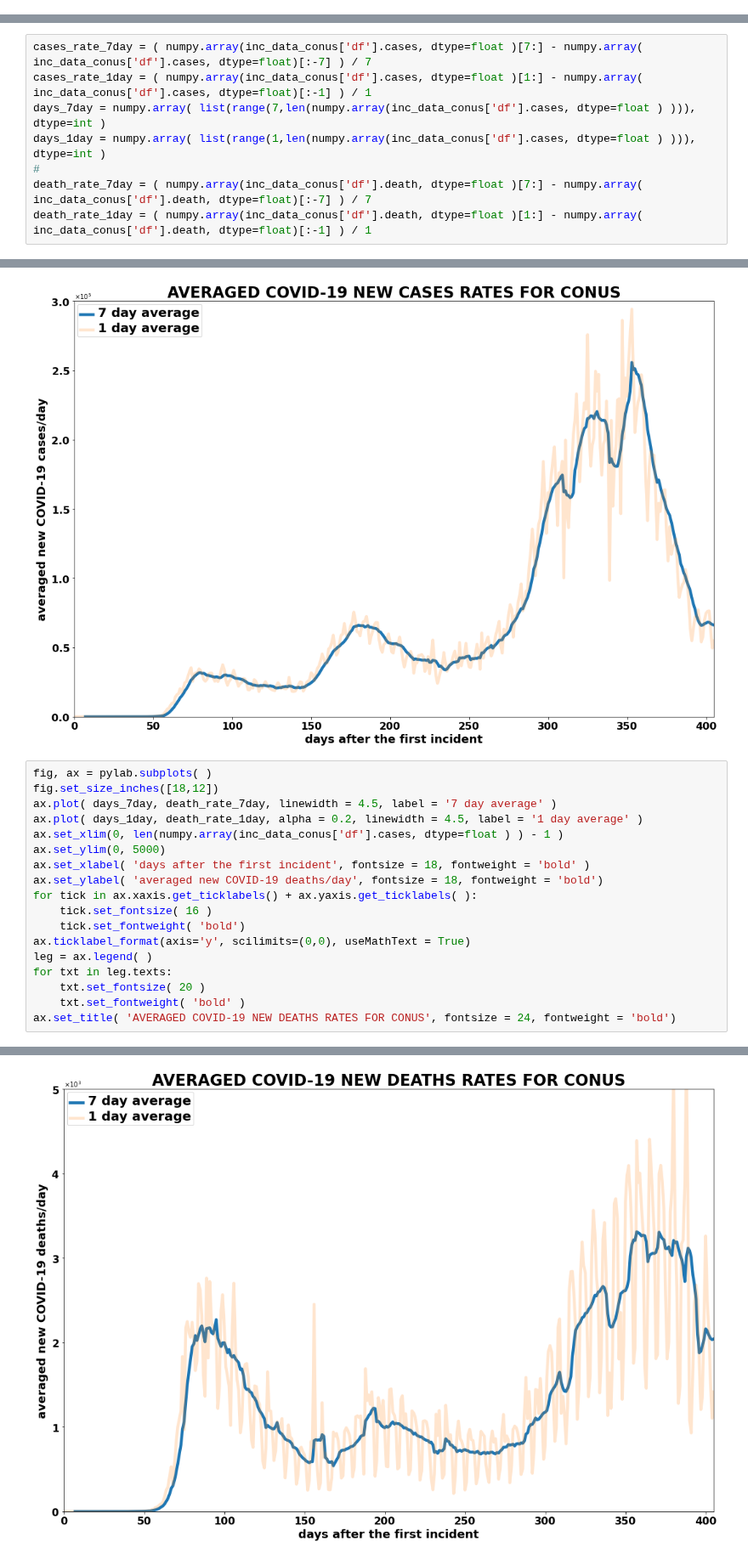
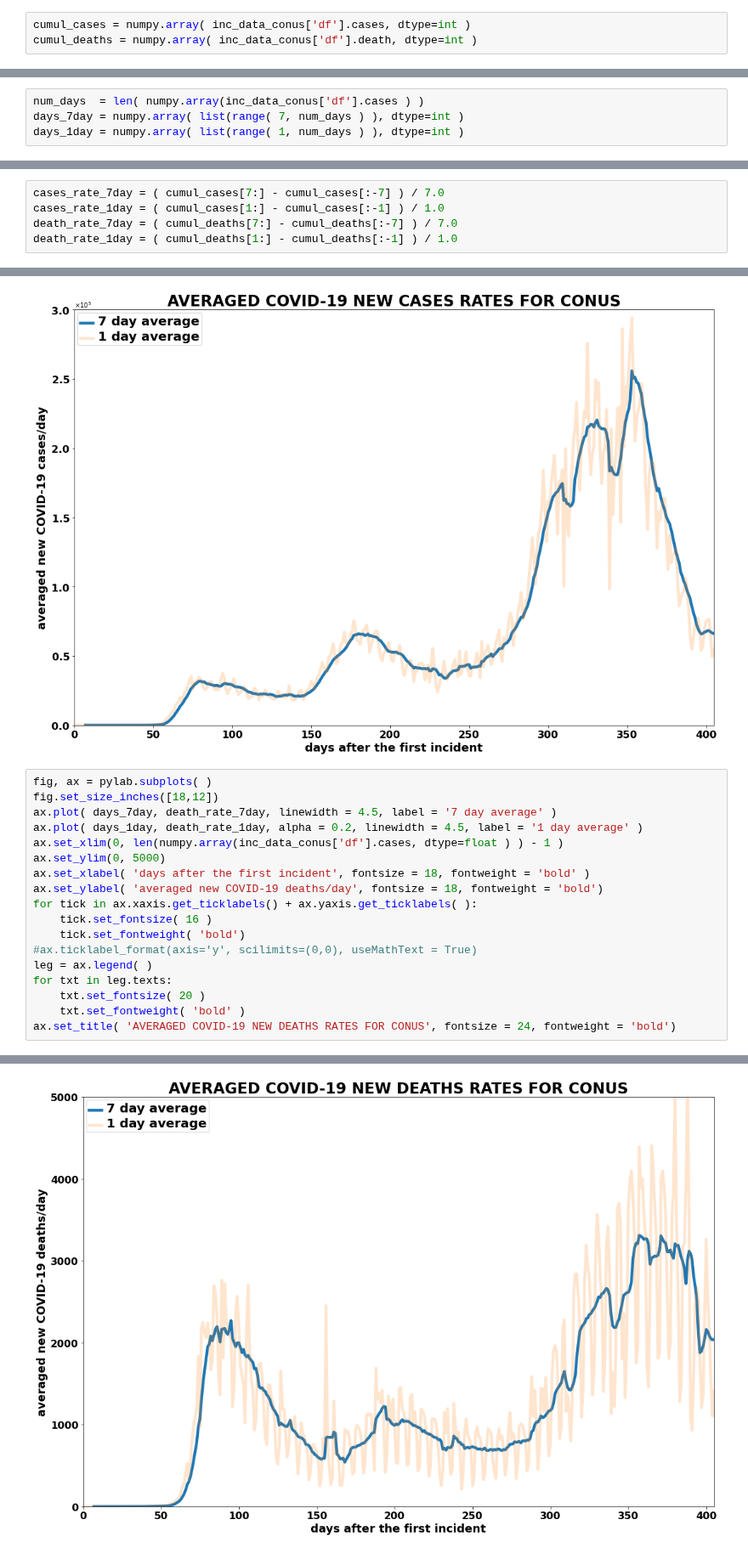
Before and after one commit to tanimislam/covid19_stats, a Jupyter notebook: testing/visualize MSA.ipynb, the cells around one changed output, grey strips where cells are left out. Shown at 85% size. Drawn from its saved outputs; the diff is of its cells as text.

Commit message:
made clearer demonstration of CONUS COVID-19 7-day average case and death rates.

```diff
--- a/testing/visualize MSA.ipynb
+++ b/testing/visualize MSA.ipynb
@@ -31,0 +34,3 @@ inc_data_conus = pickle.load( gzip.open( 'data_conus_LATEST.pkl.gz', 'rb'))
+# %%
+cumul_cases = numpy.array( inc_data_conus['df'].cases, dtype=int )
+cumul_deaths = numpy.array( inc_data_conus['df'].death, dtype=int )
@@ -32,13 +39,14 @@ inc_data_conus = pickle.load( gzip.open( 'data_conus_LATEST.pkl.gz', 'rb'))
+# %%
+num_days  = len( numpy.array(inc_data_conus['df'].cases ) )
+days_7day = numpy.array( list(range( 7, num_days ) ), dtype=int )
+days_1day = numpy.array( list(range( 1, num_days ) ), dtype=int )
 # %% [markdown]
 Here are the 7 day and 1 day COVID-19 case and death rates for the `CONUS`
-# %%
-cases_rate_7day = ( numpy.array(inc_data_conus['df'].cases, dtype=float )[7:] - numpy.array( inc_data_conus['df'].cases, dtype=float)[:-7] ) / 7
-cases_rate_1day = ( numpy.array(inc_data_conus['df'].cases, dtype=float )[1:] - numpy.array( inc_data_conus['df'].cases, dtype=float)[:-1] ) / 1
-days_7day = numpy.array( list(range(7,len(numpy.array(inc_data_conus['df'].cases, dtype=float ) ))), dtype=int )
-days_1day = numpy.array( list(range(1,len(numpy.array(inc_data_conus['df'].cases, dtype=float ) ))), dtype=int )
-#
-death_rate_7day = ( numpy.array(inc_data_conus['df'].death, dtype=float )[7:] - numpy.array( inc_data_conus['df'].death, dtype=float)[:-7] ) / 7
-death_rate_1day = ( numpy.array(inc_data_conus['df'].death, dtype=float )[1:] - numpy.array( inc_data_conus['df'].death, dtype=float)[:-1] ) / 1
+# %%
+cases_rate_7day = ( cumul_cases[7:] - cumul_cases[:-7] ) / 7.0
+cases_rate_1day = ( cumul_cases[1:] - cumul_cases[:-1] ) / 1.0
+death_rate_7day = ( cumul_deaths[7:] - cumul_deaths[:-7] ) / 7.0
+death_rate_1day = ( cumul_deaths[1:] - cumul_deaths[:-1] ) / 1.0
 # %% [markdown]
 Plot of the 7 day and 1 day averaged new COVID-19 case rate for the `CONUS`.
 # %%
@@ -67,21 +75,21 @@ Text(0.5, 1.0, 'AVERAGED COVID-19 NEW CASES RATES FOR CONUS')
 # %%
 fig, ax = pylab.subplots( )
 fig.set_size_inches([18,12])
 ax.plot( days_7day, death_rate_7day, linewidth = 4.5, label = '7 day average' )
 ax.plot( days_1day, death_rate_1day, alpha = 0.2, linewidth = 4.5, label = '1 day average' )
 ax.set_xlim(0, len(numpy.array(inc_data_conus['df'].cases, dtype=float ) ) - 1 )
 ax.set_ylim(0, 5000)
 ax.set_xlabel( 'days after the first incident', fontsize = 18, fontweight = 'bold' )
 ax.set_ylabel( 'averaged new COVID-19 deaths/day', fontsize = 18, fontweight = 'bold')
 for tick in ax.xaxis.get_ticklabels() + ax.yaxis.get_ticklabels( ):
     tick.set_fontsize( 16 )
     tick.set_fontweight( 'bold')
-ax.ticklabel_format(axis='y', scilimits=(0,0), useMathText = True)
+#ax.ticklabel_format(axis='y', scilimits=(0,0), useMathText = True)
 leg = ax.legend( )
 for txt in leg.texts:
     txt.set_fontsize( 20 )
     txt.set_fontweight( 'bold' )
 ax.set_title( 'AVERAGED COVID-19 NEW DEATHS RATES FOR CONUS', fontsize = 24, fontweight = 'bold')
 # %% [output]
 Text(0.5, 1.0, 'AVERAGED COVID-19 NEW DEATHS RATES FOR CONUS')
-[figure, old version]
+[figure, new version]
```
Also changed, not shown: parts of 2 cells of this notebook.
